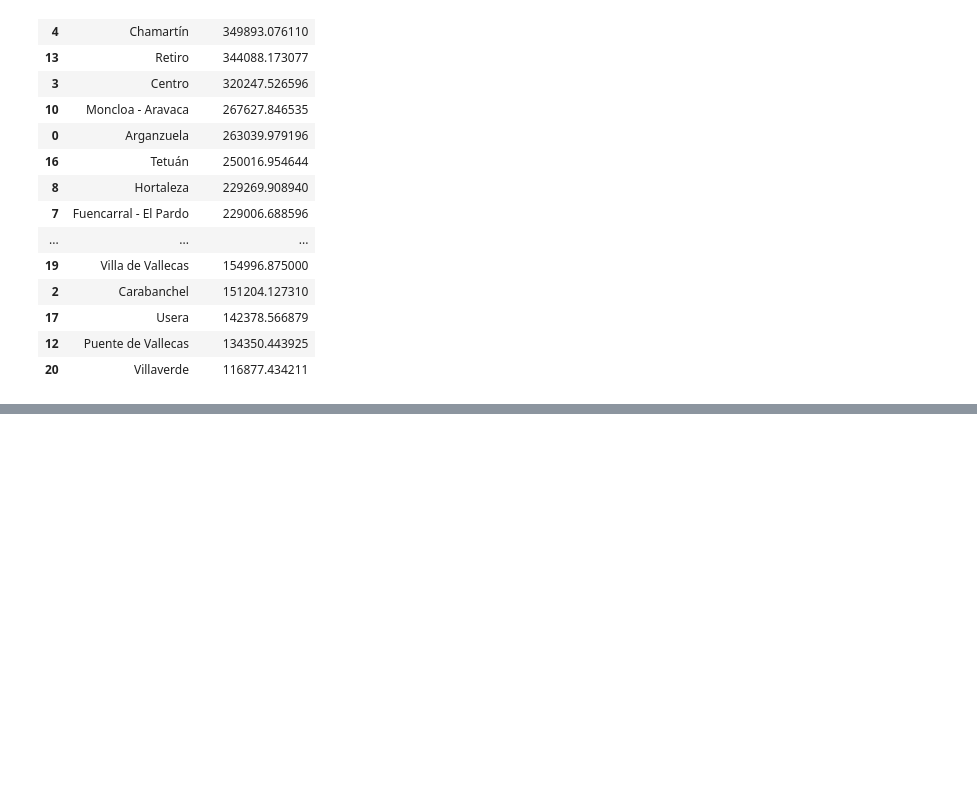
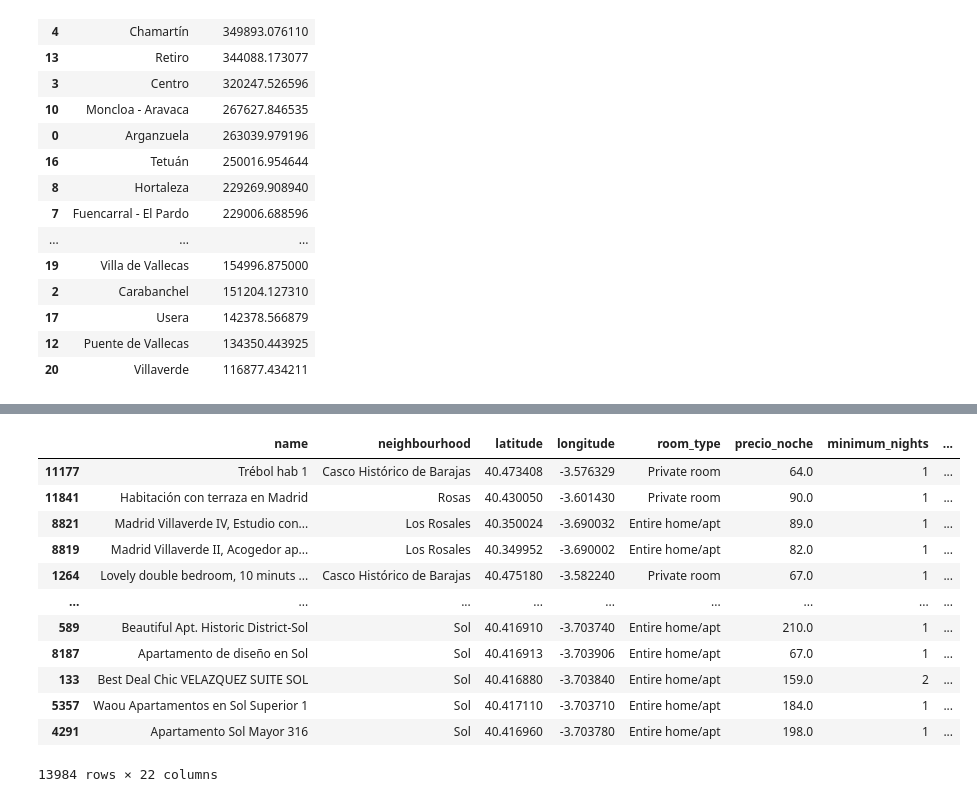
Before and after one commit to PabloHVega/Analisis-Inmobiliario, a Jupyter notebook: notebooks/02_CreacionVariables.ipynb, the cells around one changed output, grey strips where cells are left out. Saved outputs shown, nothing was run; the diff lists cells and outputs as text; code cells hidden in the pictures; blank space fills up the shorter version.

```diff
--- a/notebooks/02_CreacionVariables.ipynb
+++ b/notebooks/02_CreacionVariables.ipynb
@@ -226,0 +234,17 @@ FileNotFoundError: [Errno 2] No such file or directory: 'datos/brutos/poi_madrid
+# %%
+# Ordenar df por atractivo turistico de menor a mayor
+df.sort_values(by='atractivo_turistico', ascending=True)
+# %% [output]
+|  | name | neighbourhood | latitude | longitude | room_type | precio_noche | minimum_nights | ... |
+| 11177 | Trébol hab 1 | Casco Histórico de Barajas | 40.473408 | -3.576329 | Private room | 64.0 | 1 | ... |
+| 11841 | Habitación con terraza en Madrid | Rosas | 40.430050 | -3.601430 | Private room | 90.0 | 1 | ... |
+| 8821 | Madrid Villaverde IV, Estudio con... | Los Rosales | 40.350024 | -3.690032 | Entire home/apt | 89.0 | 1 | ... |
+| 8819 | Madrid Villaverde II, Acogedor ap... | Los Rosales | 40.349952 | -3.690002 | Entire home/apt | 82.0 | 1 | ... |
+| 1264 | Lovely double bedroom, 10 minuts ... | Casco Histórico de Barajas | 40.475180 | -3.582240 | Private room | 67.0 | 1 | ... |
+| ... | ... | ... | ... | ... | ... | ... | ... | ... |
+| 589 | Beautiful Apt. Historic District-Sol | Sol | 40.416910 | -3.703740 | Entire home/apt | 210.0 | 1 | ... |
+| 8187 | Apartamento de diseño en Sol | Sol | 40.416913 | -3.703906 | Entire home/apt | 67.0 | 1 | ... |
+| 133 | Best Deal Chic VELAZQUEZ SUITE SOL | Sol | 40.416880 | -3.703840 | Entire home/apt | 159.0 | 2 | ... |
+| 5357 | Waou Apartamentos en Sol Superior 1 | Sol | 40.417110 | -3.703710 | Entire home/apt | 184.0 | 1 | ... |
+| 4291 | Apartamento Sol Mayor 316 | Sol | 40.416960 | -3.703780 | Entire home/apt | 198.0 | 1 | ... |
+13984 rows × 22 columns
```
Also changed, not shown: parts of 5 cells of this notebook, 1 other file.
